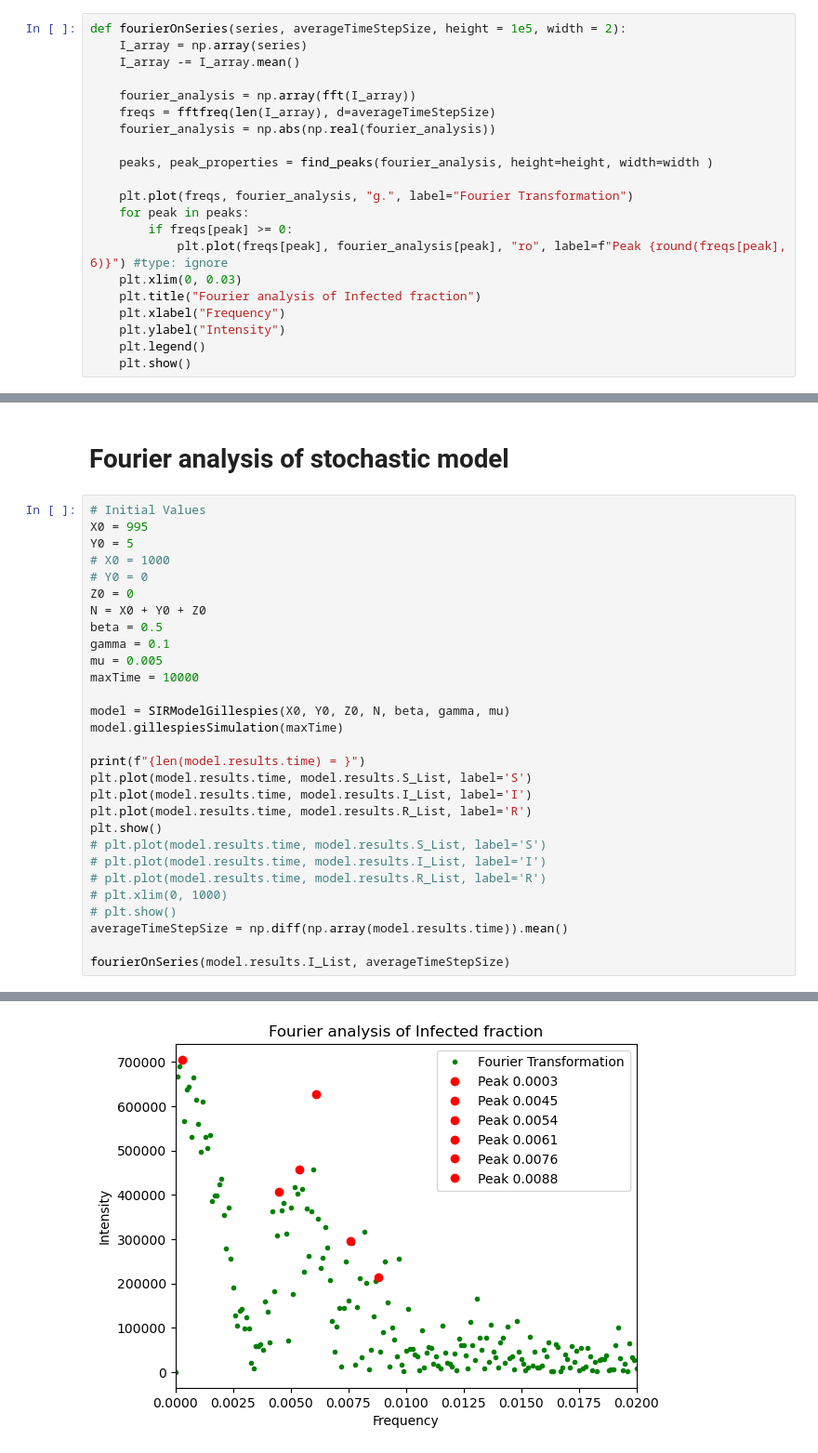
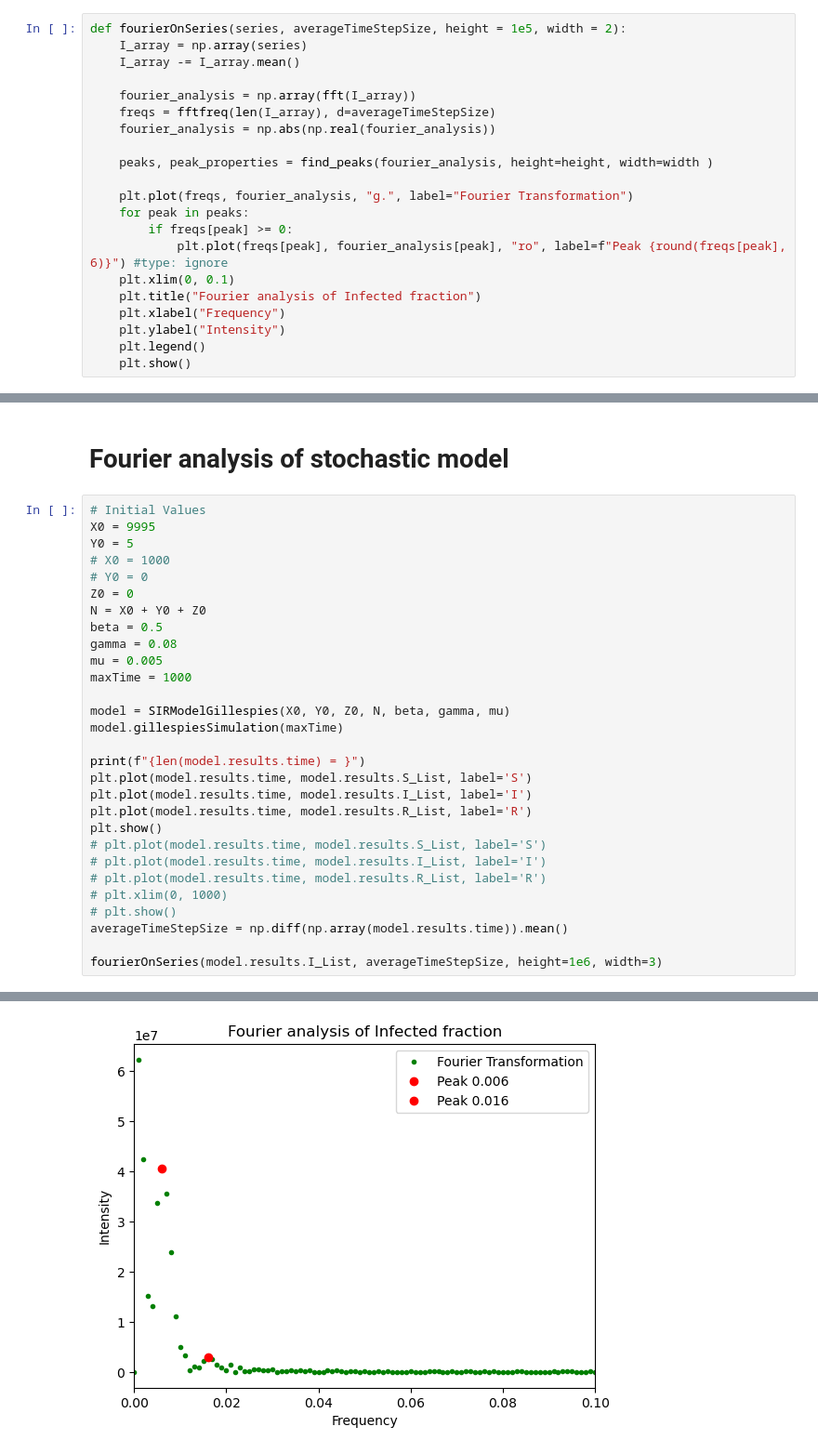
Before and after one commit to VictorianHues/Stochastic-SpatialModels_Assignment2, a Jupyter notebook: Peterson_15476758_Beumer_12640662_assignment2.ipynb, the cells around one changed output, grey strips where cells are left out. Shown: that part at 93% size. Cells and saved outputs as stored; diff of their text form.

Commit message:
trying to determine stdev with gamma

```diff
--- a/Peterson_15476758_Beumer_12640662_assignment2.ipynb
+++ b/Peterson_15476758_Beumer_12640662_assignment2.ipynb
@@ -187,7 +187,7 @@ def fourierOnSeries(series, averageTimeStepSize, height = 1e5, width = 2):
     for peak in peaks:
         if freqs[peak] >= 0:
             plt.plot(freqs[peak], fourier_analysis[peak], "ro", label=f"Peak {round(freqs[peak], 6)}") #type: ignore
-    plt.xlim(0, 0.03)
+    plt.xlim(0, 0.1)
     plt.title("Fourier analysis of Infected fraction")
     plt.xlabel("Frequency")
     plt.ylabel("Intensity")
@@ -242,16 +242,16 @@ plt.show()
 # Fourier analysis of stochastic model
 # %%
 # Initial Values
-X0 = 995
+X0 = 9995
 Y0 = 5
 # X0 = 1000
 # Y0 = 0
 Z0 = 0
 N = X0 + Y0 + Z0
 beta = 0.5
-gamma = 0.1
+gamma = 0.08
 mu = 0.005
-maxTime = 10000
+maxTime = 1000
 
 model = SIRModelGillespies(X0, Y0, Z0, N, beta, gamma, mu)
 model.gillespiesSimulation(maxTime)
@@ -268,5 +268,5 @@ plt.show()
 # plt.show()
 averageTimeStepSize = np.diff(np.array(model.results.time)).mean()
 
-fourierOnSeries(model.results.I_List, averageTimeStepSize)
+fourierOnSeries(model.results.I_List, averageTimeStepSize, height=1e6, width=3)
 # %% [output]
@@ -275 +275 @@ len(model.results.time) = 178237
-[figure, old version]
+[figure, new version]
```
Also changed, not shown: parts of 5 cells of this notebook.
